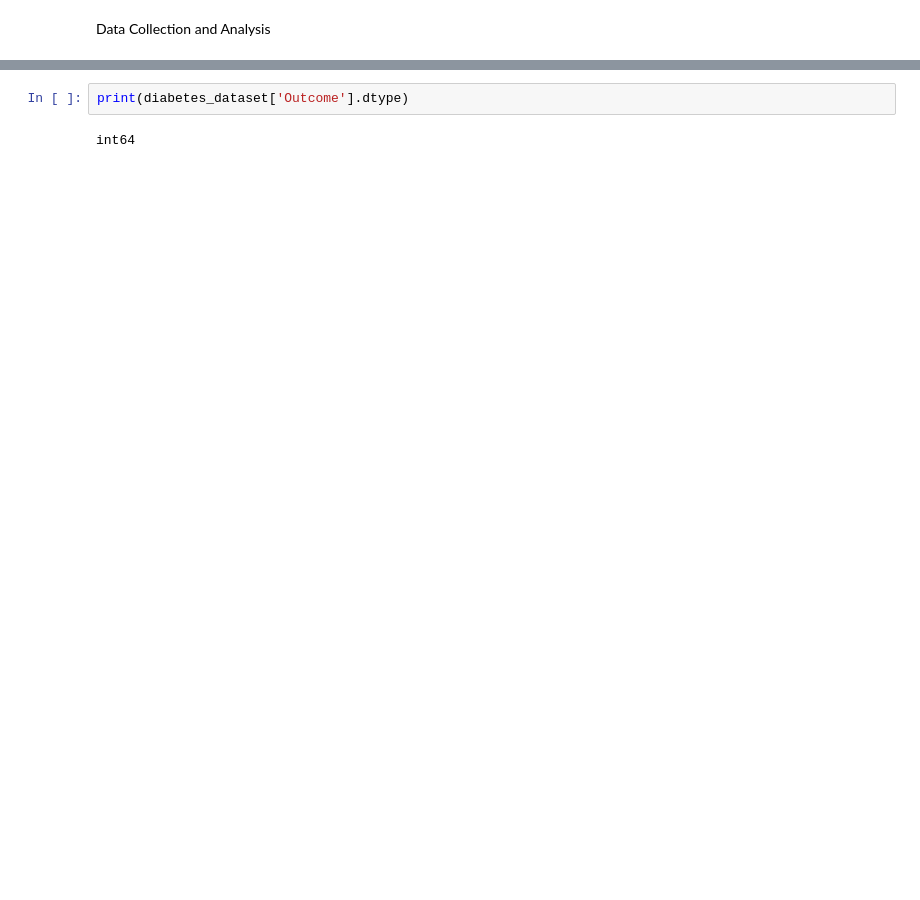
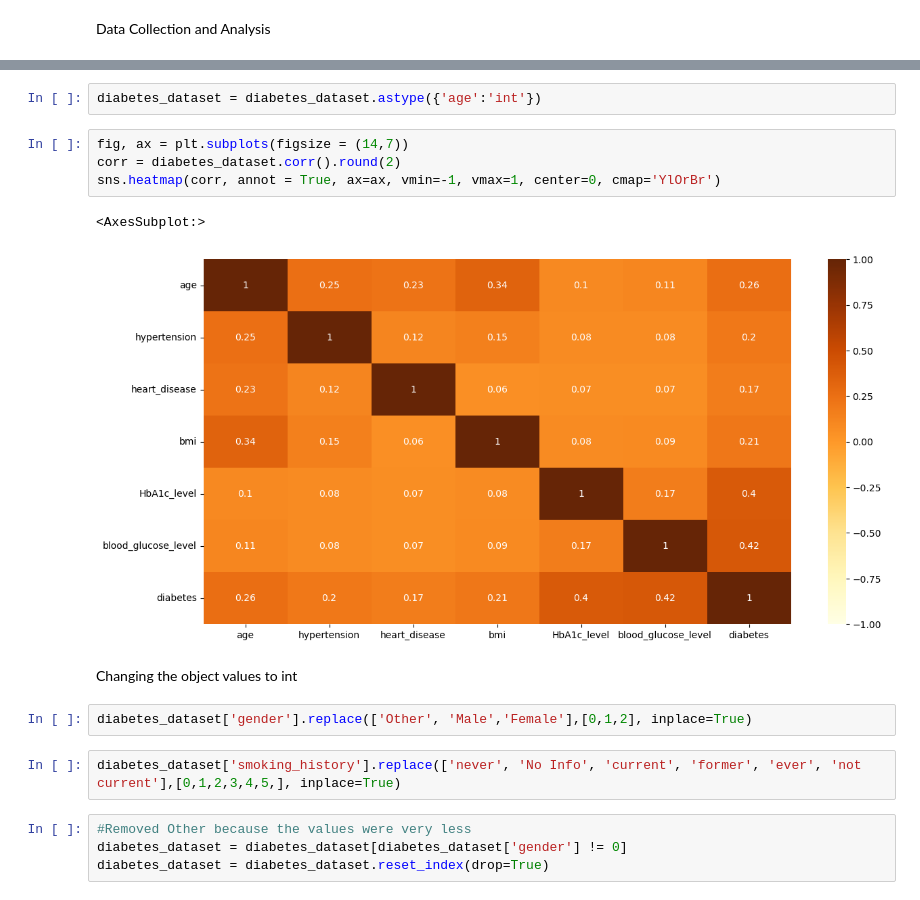
Before and after one commit to pavanbadempet/A-Healthcare-System-using-Machine-Learning-Techniques-for-Disease-Prediction-with-Chatbot-Assistance, a Jupyter notebook: Notebooks/Diabetes Notebook.ipynb, the cells around one changed output, grey strips where cells are left out. Saved outputs shown, nothing was run; the diff lists cells and outputs as text; blank space fills up the shorter version.

```diff
--- a/Notebooks/Diabetes Notebook.ipynb
+++ b/Notebooks/Diabetes Notebook.ipynb
@@ -32,4 +50,19 @@ diabetes_dataset.shape
-# %%
-print(diabetes_dataset['Outcome'].dtype)
-# %% [output]
-int64
+# %%
+diabetes_dataset = diabetes_dataset.astype({'age':'int'})
+# %%
+fig, ax = plt.subplots(figsize = (14,7))
+corr = diabetes_dataset.corr().round(2)
+sns.heatmap(corr, annot = True, ax=ax, vmin=-1, vmax=1, center=0, cmap='YlOrBr')
+# %% [output]
+<AxesSubplot:>
+[figure, added]
+# %% [markdown]
+Changing the object values to int
+# %%
+diabetes_dataset['gender'].replace(['Other', 'Male','Female'],[0,1,2], inplace=True)
+# %%
+diabetes_dataset['smoking_history'].replace(['never', 'No Info', 'current', 'former', 'ever', 'not current'],[0,1,2,3,4,5,], inplace=True)
+# %%
+#Removed Other because the values were very less
+diabetes_dataset = diabetes_dataset[diabetes_dataset['gender'] != 0]
+diabetes_dataset = diabetes_dataset.reset_index(drop=True)
```
Also changed, not shown: parts of 23 cells of this notebook, 8 other files.
